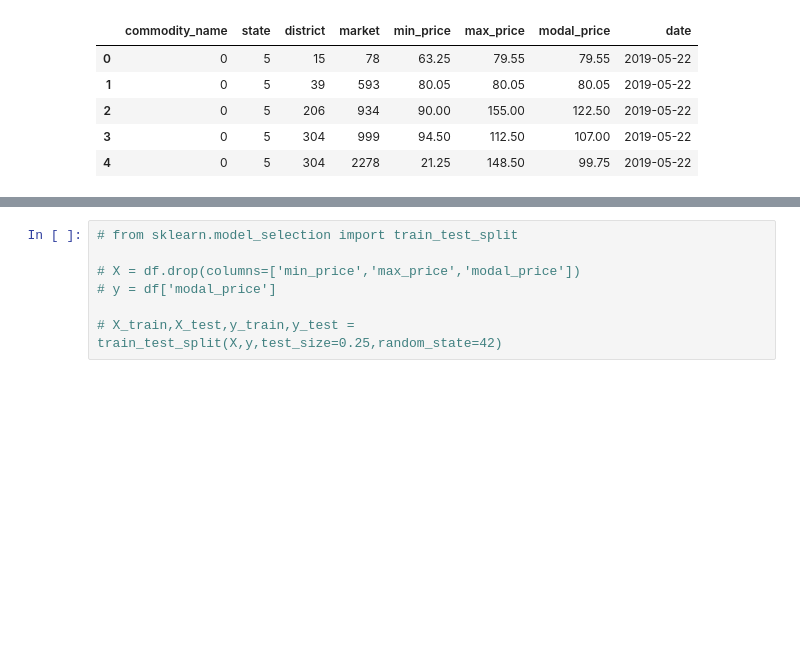
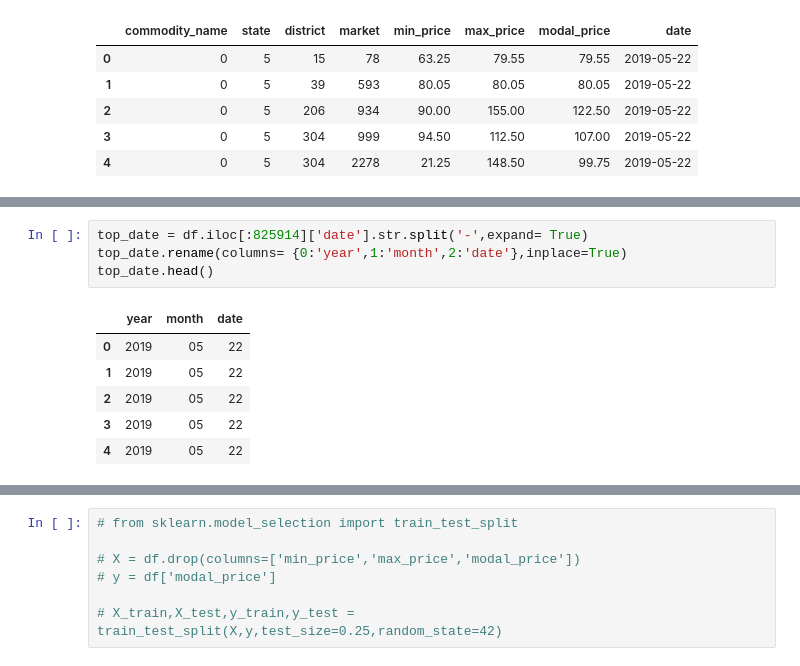
Before and after one commit to alekhya-puli14/Agricultural-Commodity-Futures-Price-Prediction, a Jupyter notebook: notebooks/index.ipynb, the cells around one changed output, grey strips where cells are left out. Cells and saved outputs as stored; diff of their text form; blank space fills up the shorter version.

```diff
--- a/notebooks/index.ipynb
+++ b/notebooks/index.ipynb
@@ -170,0 +189,11 @@ df.head()
+# %%
+top_date = df.iloc[:825914]['date'].str.split('-',expand= True)
+top_date.rename(columns= {0:'year',1:'month',2:'date'},inplace=True)
+top_date.head()
+# %% [output]
+|  | year | month | date |
+| 0 | 2019 | 05 | 22 |
+| 1 | 2019 | 05 | 22 |
+| 2 | 2019 | 05 | 22 |
+| 3 | 2019 | 05 | 22 |
+| 4 | 2019 | 05 | 22 |
```
Also changed, not shown: parts of 9 cells of this notebook.
